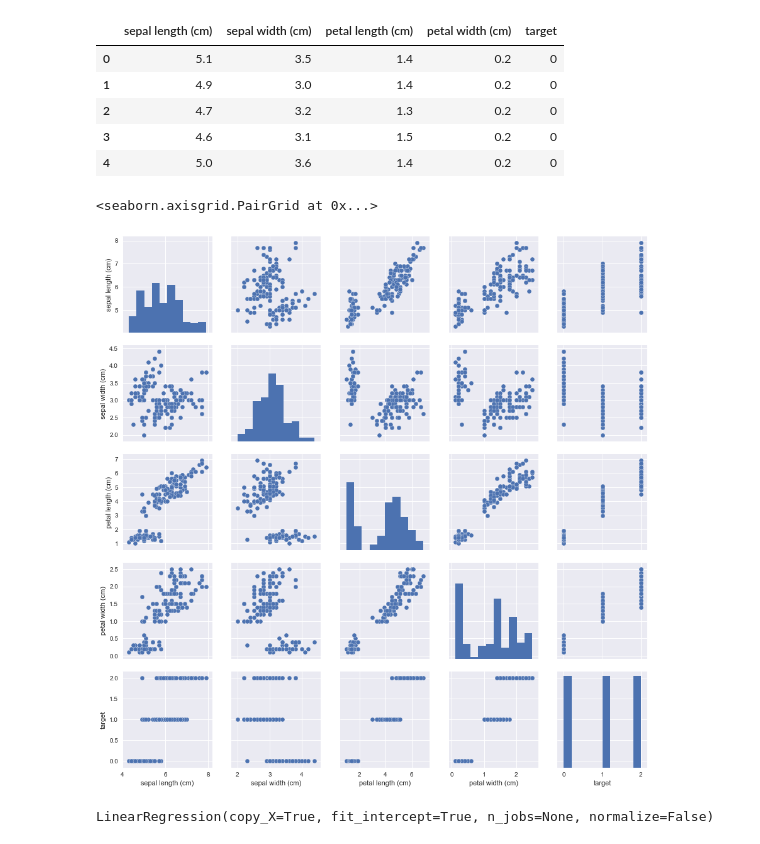
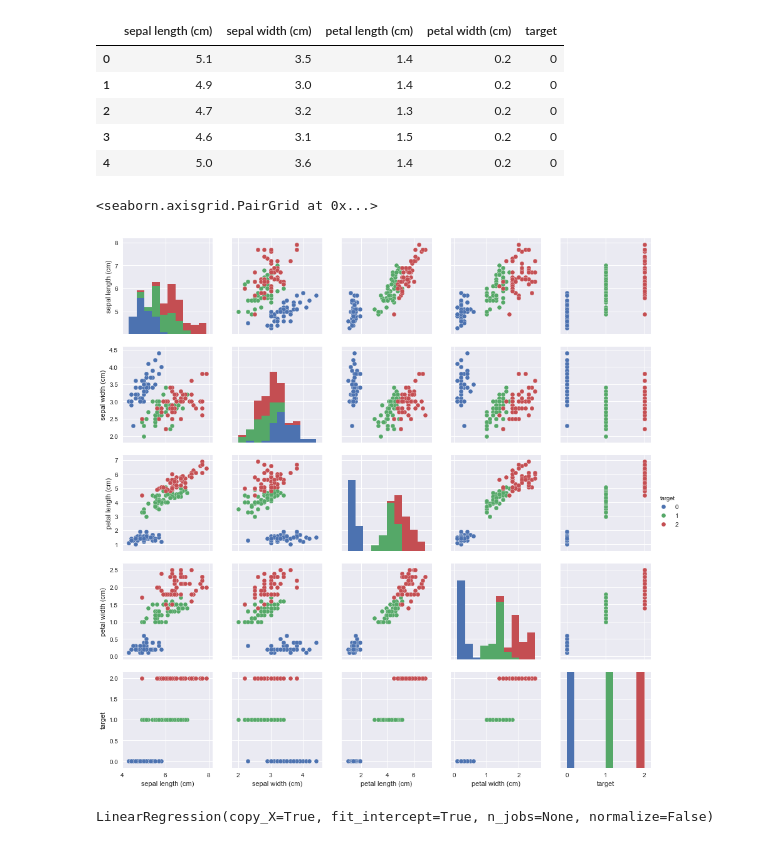
Before and after one commit to jshirius/python_tools, a Jupyter notebook: sample/Iris_LinearRegression.ipynb, the cells around one changed output. Cells and saved outputs as stored; diff of their text form; code cells hidden in the pictures.

```diff
--- a/sample/Iris_LinearRegression.ipynb
+++ b/sample/Iris_LinearRegression.ipynb
@@ -43,14 +43,15 @@ df.head()
 # %%
 #データの可視化をしてみる
 import seaborn as sns
 import matplotlib.pyplot as plt
 %matplotlib inline
 
 #散布図行列の表示
-sns.pairplot(df)
+#答えとなるtargetを色で区別できる(分類)しておく
+sns.pairplot(df,hue='target')
 # %% [output]
 <seaborn.axisgrid.PairGrid at 0x...>
-[figure, old version]
+[figure, new version]
 # %%
 #散布図を詳細に見るときにつかう
 plt.scatter(df["sepal length (cm)"], df["target"])  # 散布図のプロット
```
